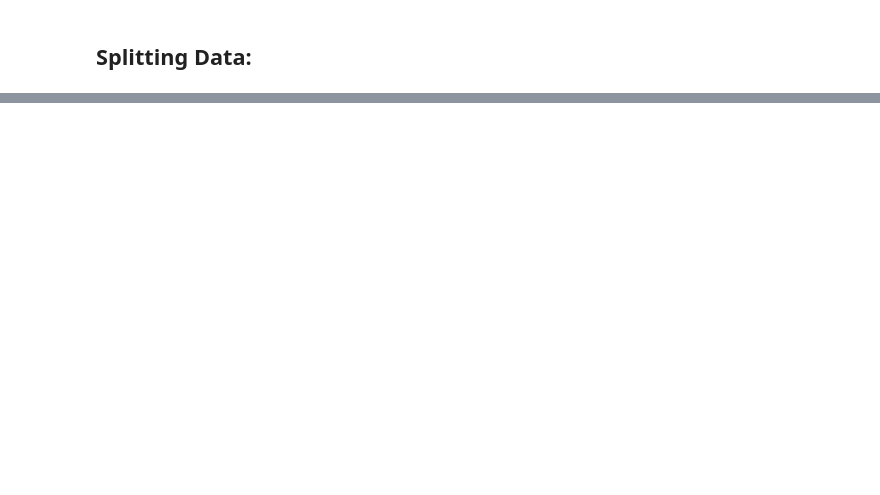
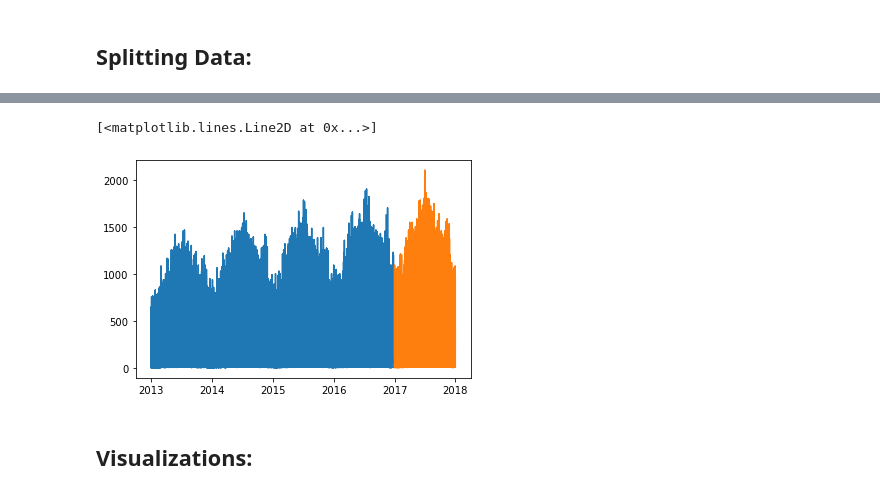
Before and after one commit to greg-maggard/time_series_exercises, a Jupyter notebook: explore.ipynb, the cells around one changed output, grey strips where cells are left out. Drawn from its saved outputs; the diff is of its cells as text; code cells hidden in the pictures; blank space fills up the shorter version.

```diff
--- a/explore.ipynb
+++ b/explore.ipynb
@@ -22,0 +35,13 @@ sales.head(1)
+# %%
+#splitting the data at 2017 to give the test set enough data:
+train = sales[:'2016']
+test = sales['2017':]
+# %%
+#Visualizing the split data:
+plt.plot(train.index, train.sales_total)
+plt.plot(test.index, test.sales_total)
+# %% [output]
+[<matplotlib.lines.Line2D at 0x...>]
+[figure, added]
+# %% [markdown]
+## Visualizations:
```
Also changed, not shown: parts of 20 cells of this notebook, 1 other file.
